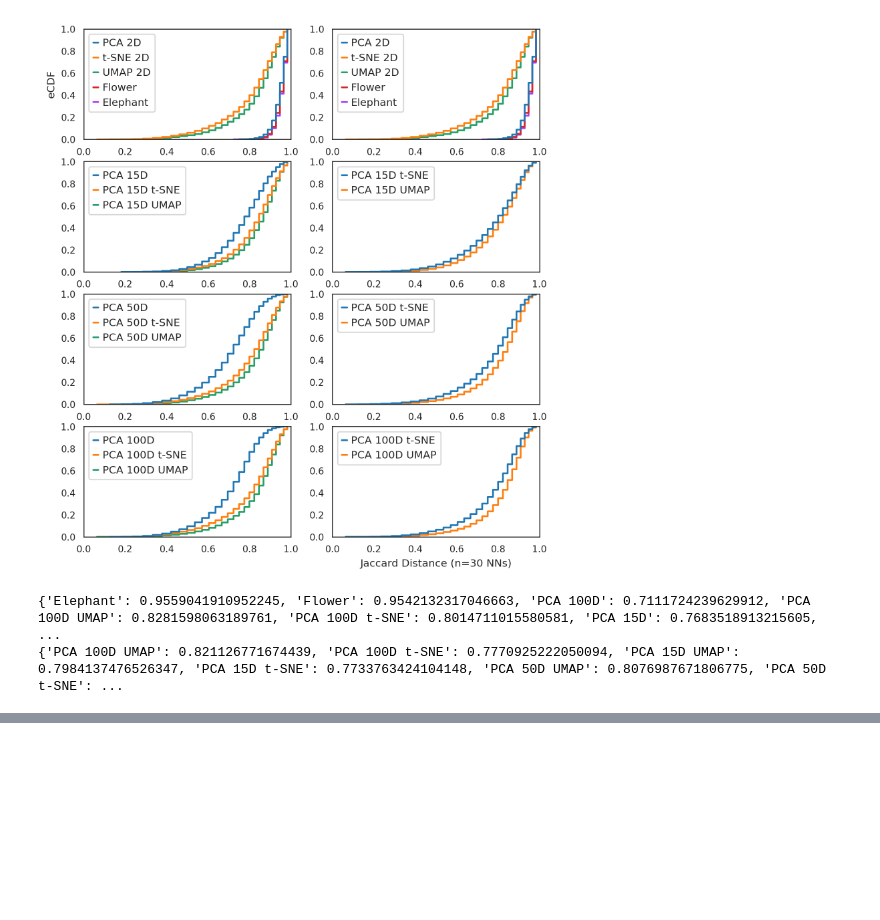
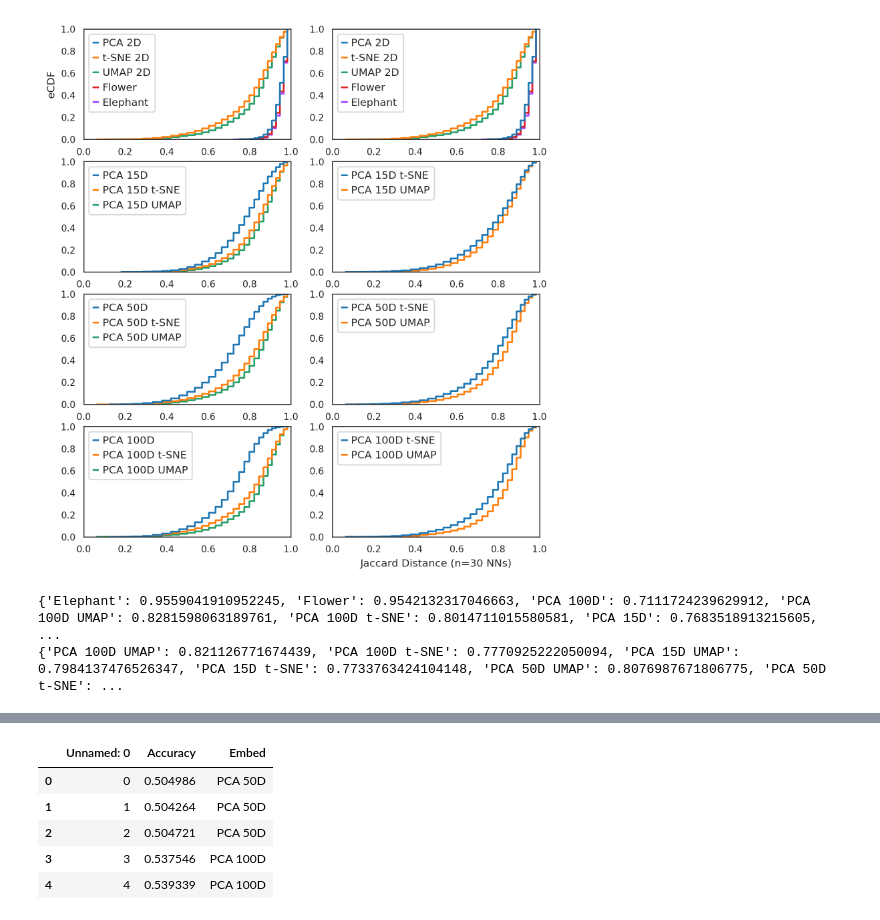
Before and after one commit to pachterlab/CP_2023, a Jupyter notebook: notebooks/combinedFigurePlots.ipynb, the cells around one changed output, grey strips where cells are left out. Saved outputs shown, nothing was run; the diff lists cells and outputs as text; code cells hidden in the pictures; blank space fills up the shorter version.

```diff
--- a/notebooks/combinedFigurePlots.ipynb
+++ b/notebooks/combinedFigurePlots.ipynb
@@ -704,0 +719,9 @@ print(printAvgs(merPCAAmb))
+# %%
+matlaspreds.head()
+# %% [output]
+|  | Unnamed: 0 | Accuracy | Embed |
+| 0 | 0 | 0.504986 | PCA 50D |
+| 1 | 1 | 0.504264 | PCA 50D |
+| 2 | 2 | 0.504721 | PCA 50D |
+| 3 | 3 | 0.537546 | PCA 100D |
+| 4 | 4 | 0.539339 | PCA 100D |
```
Also changed, not shown: parts of 14 cells of this notebook.
